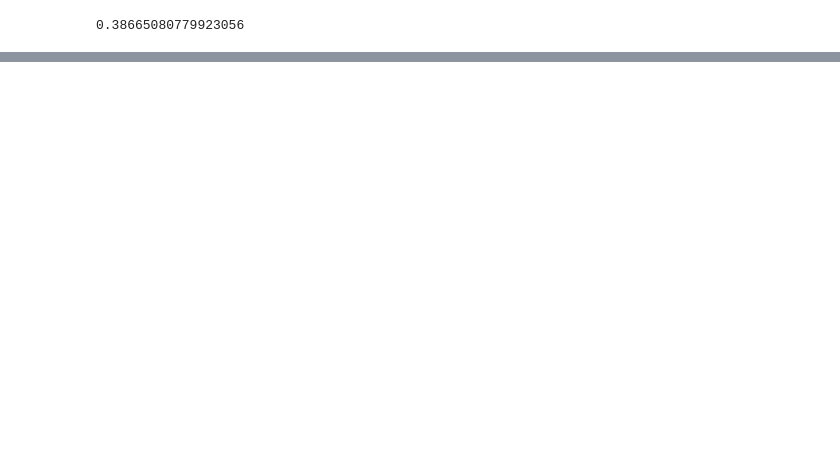
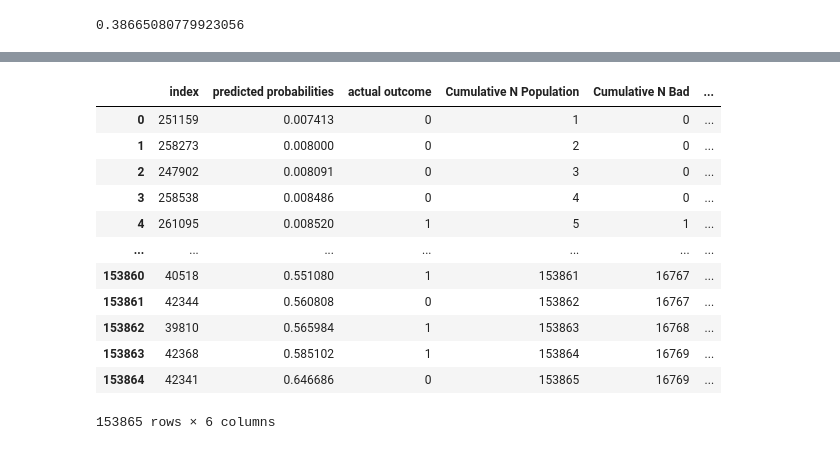
Before and after one commit to chingjie98/Retail-A-Score-credit-risk-model, a Jupyter notebook: Credit Risk Model.ipynb, the cells around one changed output, grey strips where cells are left out. Saved outputs shown, nothing was run; the diff lists cells and outputs as text; code cells hidden in the pictures; blank space fills up the shorter version.

```diff
--- a/Credit Risk Model.ipynb
+++ b/Credit Risk Model.ipynb
@@ -980,0 +1021,19 @@ GINI
+# %%
+results['Cumulative N Population'] = results.index + 1
+results['Cumulative N Bad'] = results['actual outcome'].cumsum()
+results['Cumulative N Good'] = results['Cumulative N Population'] - results['actual outcome'].cumsum()
+results
+# %% [output]
+|  | index | predicted probabilities | actual outcome | Cumulative N Population | Cumulative N Bad | ... |
+| 0 | 251159 | 0.007413 | 0 | 1 | 0 | ... |
+| 1 | 258273 | 0.008000 | 0 | 2 | 0 | ... |
+| 2 | 247902 | 0.008091 | 0 | 3 | 0 | ... |
+| 3 | 258538 | 0.008486 | 0 | 4 | 0 | ... |
+| 4 | 261095 | 0.008520 | 1 | 5 | 1 | ... |
+| ... | ... | ... | ... | ... | ... | ... |
+| 153860 | 40518 | 0.551080 | 1 | 153861 | 16767 | ... |
+| 153861 | 42344 | 0.560808 | 0 | 153862 | 16767 | ... |
+| 153862 | 39810 | 0.565984 | 1 | 153863 | 16768 | ... |
+| 153863 | 42368 | 0.585102 | 1 | 153864 | 16769 | ... |
+| 153864 | 42341 | 0.646686 | 0 | 153865 | 16769 | ... |
+153865 rows × 6 columns
```
Also changed, not shown: parts of 21 cells of this notebook.
